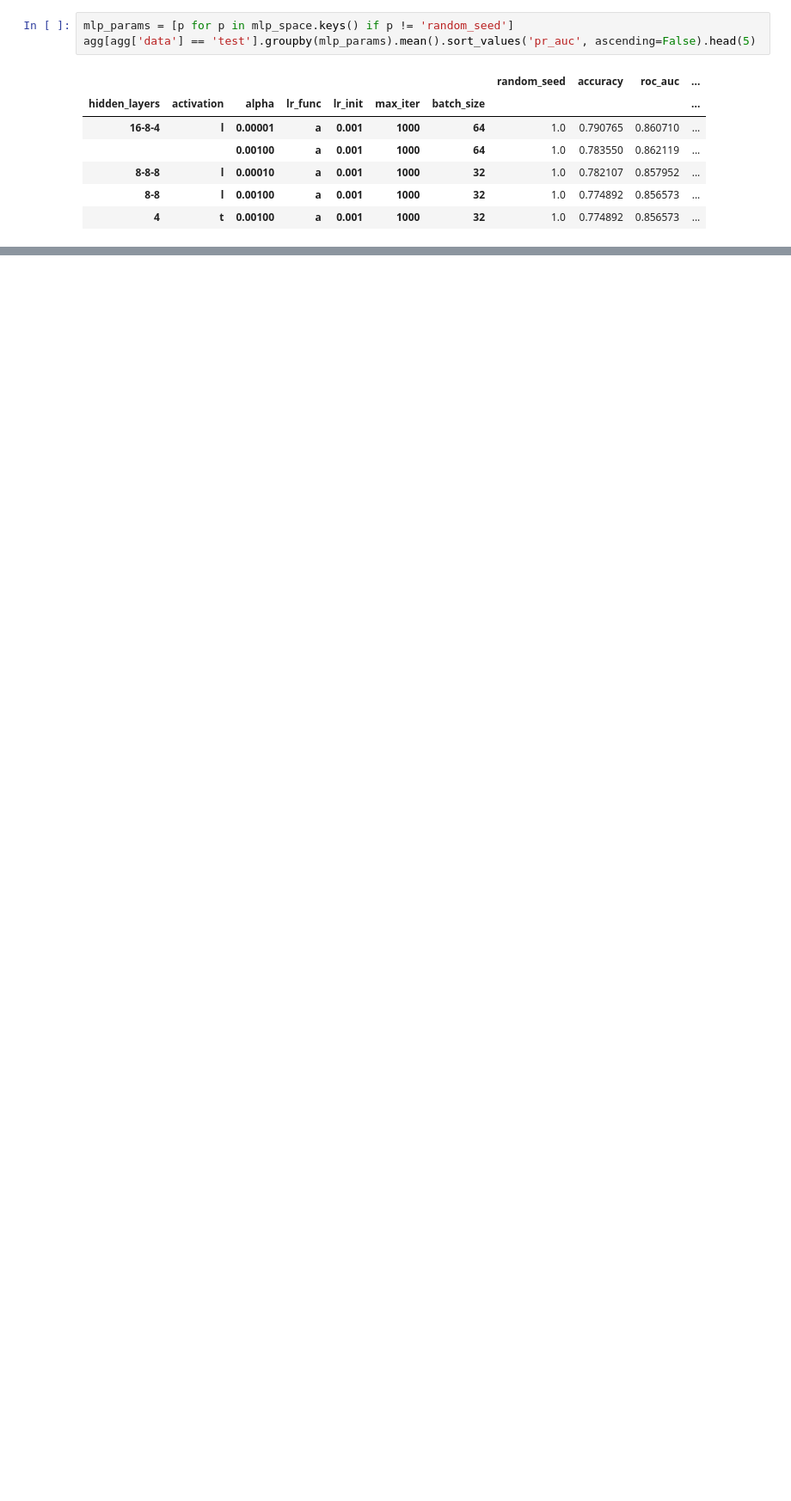
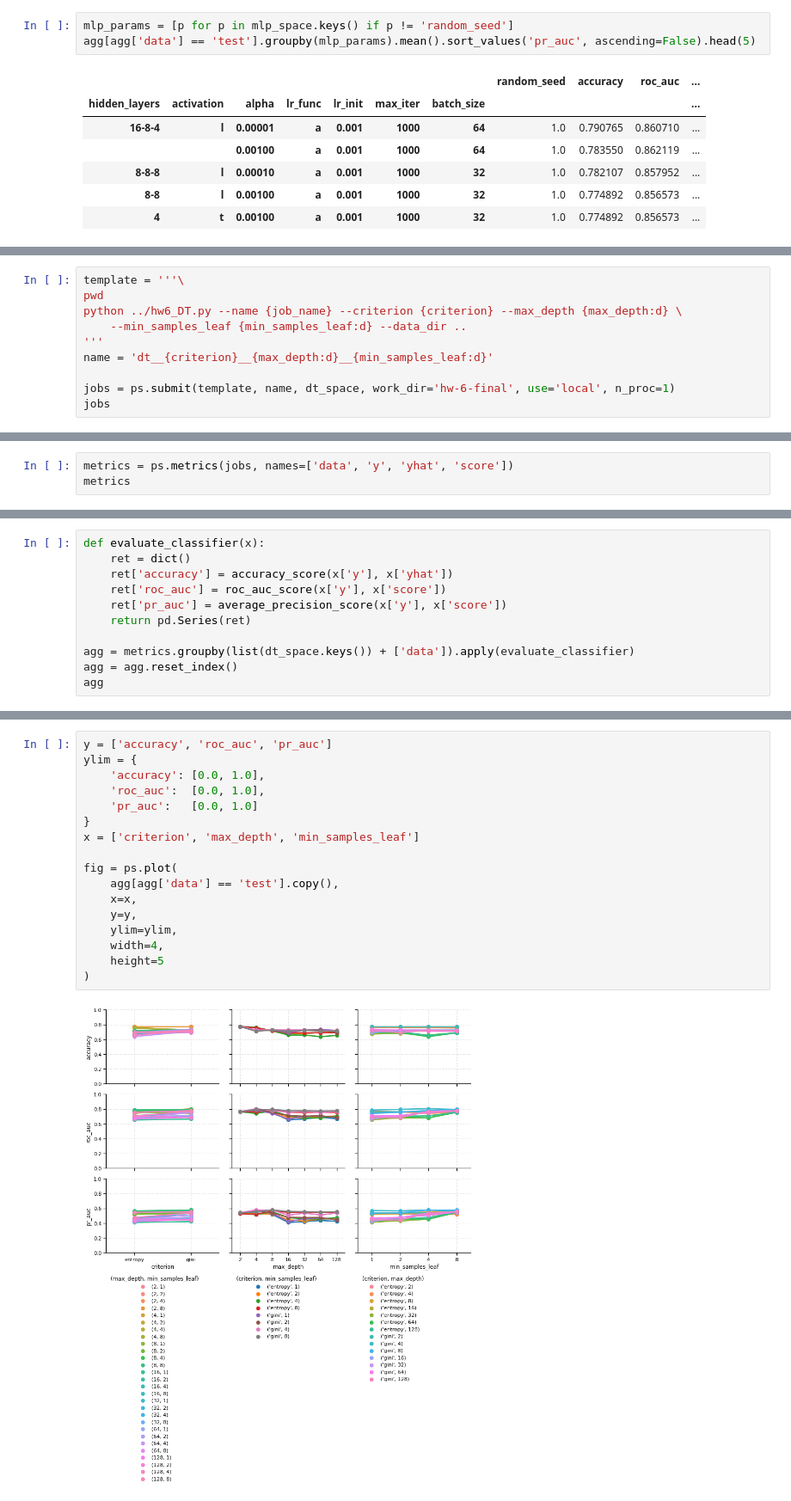
Before and after one commit to mattragoza/ISSP2170, a Jupyter notebook: classification.ipynb, the cells around one changed output, grey strips where cells are left out. Shown at 86% size. Saved outputs shown, nothing was run; the diff lists cells and outputs as text; blank space fills up the shorter version.

```diff
--- a/assignment-5/classification.ipynb
+++ b/classification.ipynb
@@ -343,0 +364,10 @@ agg[agg['data'] == 'test'].groupby(mlp_params).mean().sort_values('pr_auc', asce
+# %%
+template = '''\
+pwd
+python ../hw6_DT.py --name {job_name} --criterion {criterion} --max_depth {max_depth:d} \
+    --min_samples_leaf {min_samples_leaf:d} --data_dir ..
+'''
+name = 'dt__{criterion}__{max_depth:d}__{min_samples_leaf:d}'
+
+jobs = ps.submit(template, name, dt_space, work_dir='hw-6-final', use='local', n_proc=1)
+jobs
@@ -343,0 +414,3 @@ agg[agg['data'] == 'test'].groupby(mlp_params).mean().sort_values('pr_auc', asce
+# %%
+metrics = ps.metrics(jobs, names=['data', 'y', 'yhat', 'score'])
+metrics
@@ -343,0 +431,11 @@ agg[agg['data'] == 'test'].groupby(mlp_params).mean().sort_values('pr_auc', asce
+# %%
+def evaluate_classifier(x):
+    ret = dict()
+    ret['accuracy'] = accuracy_score(x['y'], x['yhat'])
+    ret['roc_auc'] = roc_auc_score(x['y'], x['score'])
+    ret['pr_auc'] = average_precision_score(x['y'], x['score'])
+    return pd.Series(ret)
+
+agg = metrics.groupby(list(dt_space.keys()) + ['data']).apply(evaluate_classifier)
+agg = agg.reset_index()
+agg
@@ -343,0 +456,19 @@ agg[agg['data'] == 'test'].groupby(mlp_params).mean().sort_values('pr_auc', asce
+# %%
+y = ['accuracy', 'roc_auc', 'pr_auc']
+ylim = {
+    'accuracy': [0.0, 1.0],
+    'roc_auc':  [0.0, 1.0],
+    'pr_auc':   [0.0, 1.0]
+}
+x = ['criterion', 'max_depth', 'min_samples_leaf']
+
+fig = ps.plot(
+    agg[agg['data'] == 'test'].copy(),
+    x=x,
+    y=y,
+    ylim=ylim,
+    width=4,
+    height=5
+)
+# %% [output]
+[figure, added]
```
Also changed, not shown: parts of 24 cells of this notebook, 2 other files.
